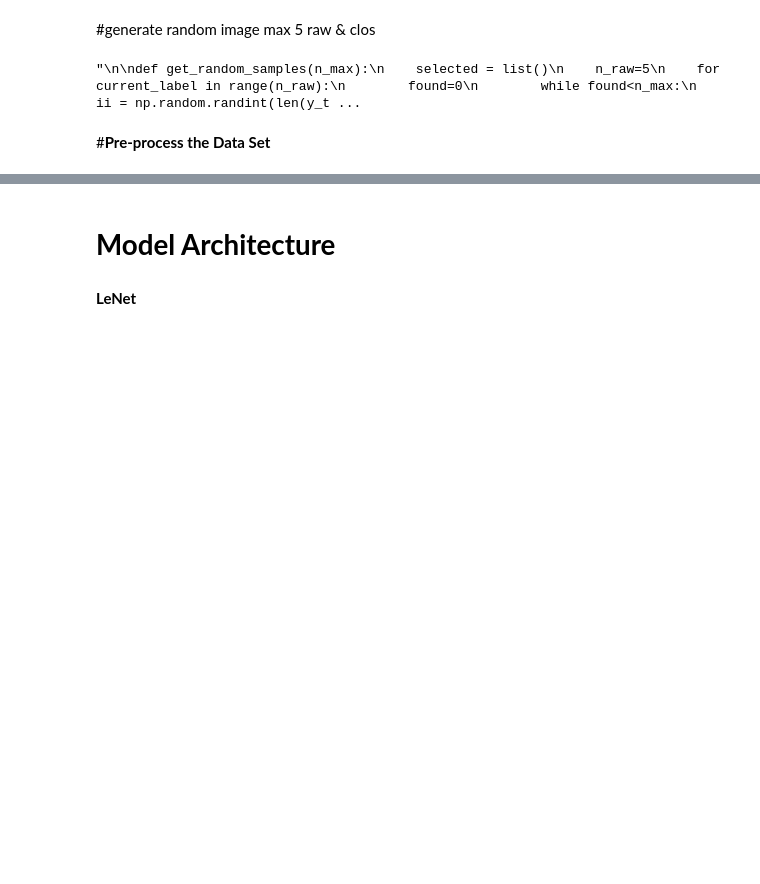
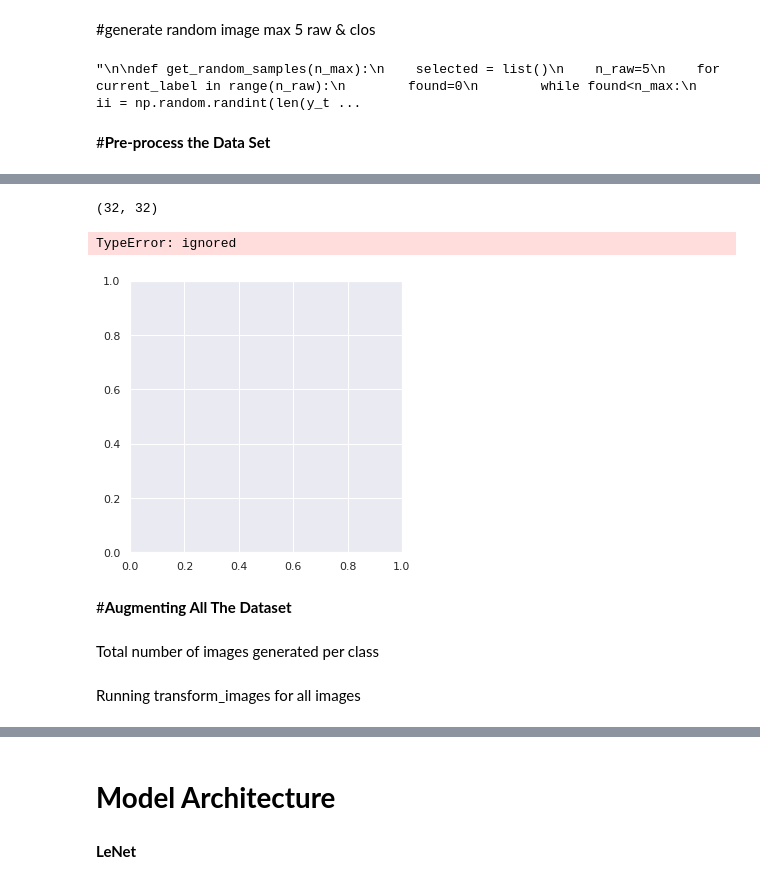
Before and after one commit to oussama95boussaid/Traffic-Sign-Recognition-Classifier-Project, a Jupyter notebook: Traffic_Sign_Classifier.ipynb, the cells around one changed output, grey strips where cells are left out. Saved outputs shown, nothing was run; the diff lists cells and outputs as text; code cells hidden in the pictures; blank space fills up the shorter version.

```diff
--- a/Traffic_Sign_Classifier.ipynb
+++ b/Traffic_Sign_Classifier.ipynb
@@ -167,0 +246,17 @@ plt.tight_layout()
+# %%
+
+
+#i = someRandomImageId()
+#print(i)
+i=10852
+arguments = (('Original', X_train[i]), ('ROI', addROI(X_train[i], rectified_train_coords[i])),('normalize & Rotate ROI', augment_img(X_train[i], rectified_train_coords[i])))
+print(augment_img(X_train[i], rectified_train_coords[i]).shape)
+plotAugmentation(arguments)
+# %% [output]
+(32, 32)
+TypeError: ignored
+[figure, added]
+# %% [markdown]
+#**Augmenting All The Dataset**
+# %% [markdown]
+Total number of images generated per class
@@ -167,0 +281,2 @@ plt.tight_layout()
+# %% [markdown]
+Running transform_images for all images
```
Also changed, not shown: parts of 34 cells of this notebook.
